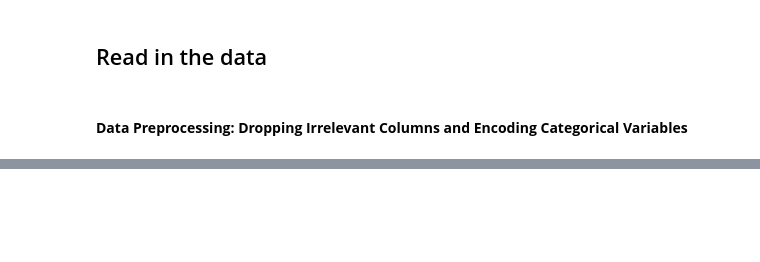
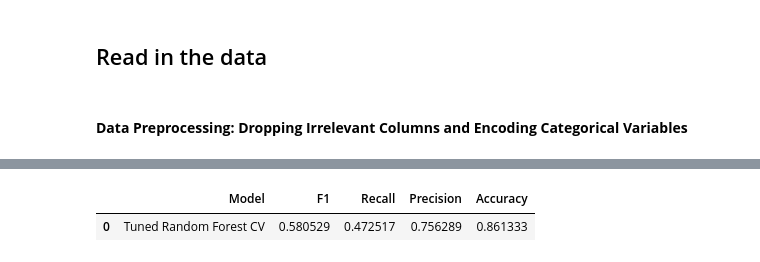
Before and after one commit to Cyberoctane29/Deutsche-Bank-Customer-Churn-Prediction-End-to-End-Analysis-and-Modeling, a Jupyter notebook: Deutsche_Bank_Customer_Churn_Prediction_End_to_End_Analysis_and_Modeling.ipynb, the cells around one changed output, grey strips where cells are left out. Cells and saved outputs as stored; diff of their text form; code cells hidden in the pictures; blank space fills up the shorter version.

```diff
--- a/Deutsche_Bank_Customer_Churn_Prediction_End_to_End_Analysis_and_Modeling.ipynb
+++ b/Deutsche_Bank_Customer_Churn_Prediction_End_to_End_Analysis_and_Modeling.ipynb
@@ -1486,0 +1590,6 @@ churn_df2.head()
+# %%
+tuned_rf_cv_results_table = make_results('Tuned Random Forest CV', tuned_random_forest_cv)
+tuned_rf_cv_results_table
+# %% [output]
+|  | Model | F1 | Recall | Precision | Accuracy |
+| 0 | Tuned Random Forest CV | 0.580529 | 0.472517 | 0.756289 | 0.861333 |
```
Also changed, not shown: parts of 68 cells of this notebook, 6 other files.
